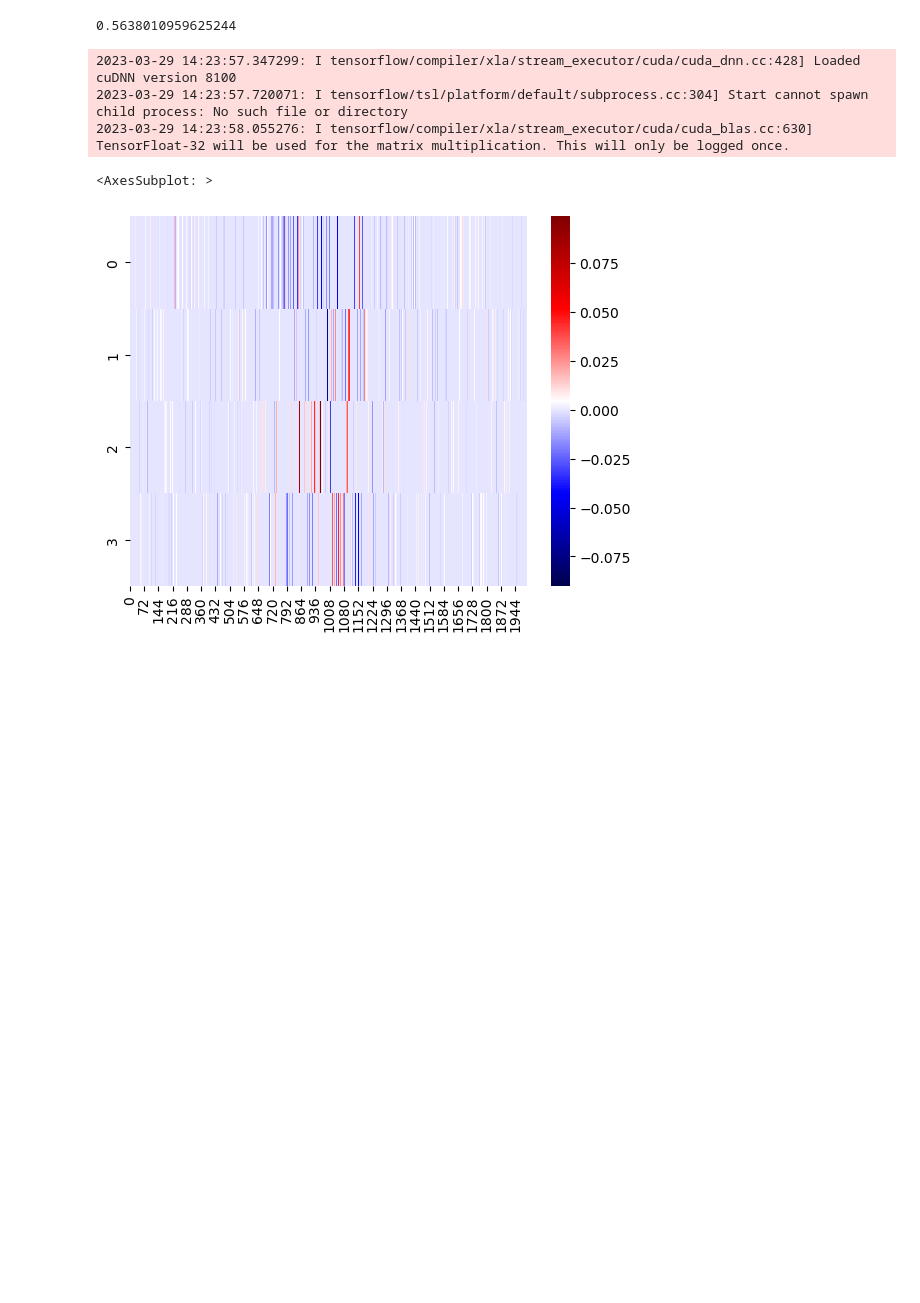
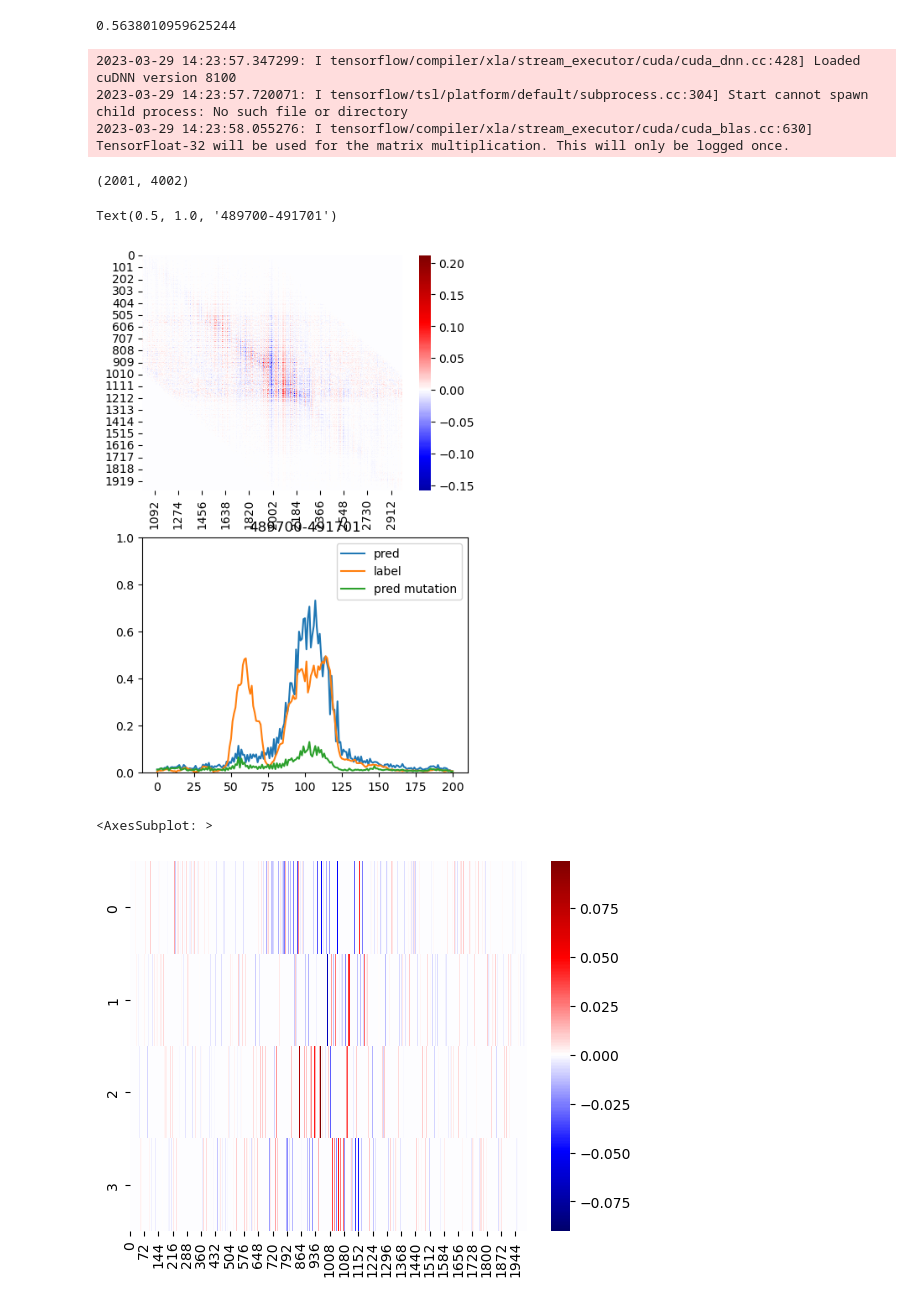
Before and after one commit to floriantilliet/mnhn_internship, a Jupyter notebook: projet3.ipynb, the cells around one changed output. Drawn from its saved outputs; the diff is of its cells as text; code cells hidden in the pictures; blank space fills up the shorter version.

```diff
--- a/projet3.ipynb
+++ b/projet3.ipynb
@@ -693,6 +693,7 @@ X_chr2L=MySequence(X_2L[:10000],16)
 # %%
 def compute_saliency_map(input_seq, model):
     # Compute the gradients of the output with respect to the input
+    input_seq=tf.cast(input_seq,tf.float32)
     with tf.GradientTape() as tape:
         tape.watch(input_seq)
         output = model(tf.expand_dims(input_seq,0))
@@ -701,8 +702,8 @@ def compute_saliency_map(input_seq, model):
     # Compute the saliency map
     saliency_map = tf.multiply(input_seq, grads)
 
-    # # Sum the saliency map over the channel dimension
-    # saliency_map = tf.reduce_sum(saliency_map, axis=-1)
+    # Sum the saliency map over the channel dimension
+    saliency_map = tf.reduce_sum(saliency_map, axis=-1)
 
     # # Normalize the saliency map
     # saliency_map = tf.math.abs(saliency_map)
@@ -769,4 +770,36 @@ fast_2L=fast_pred_seq(X_2L,start,model2)
 2023-03-29 14:23:57.347299: I tensorflow/compiler/xla/stream_executor/cuda/cuda_dnn.cc:428] Loaded cuDNN version 8100
 2023-03-29 14:23:57.720071: I tensorflow/tsl/platform/default/subprocess.cc:304] Start cannot spawn child process: No such file or directory
 2023-03-29 14:23:58.055276: I tensorflow/compiler/xla/stream_executor/cuda/cuda_blas.cc:630] TensorFloat-32 will be used for the matrix multiplication. This will only be logged once.
+# %%
+def window_map(input,window_start,model):
+    model=model
+    Y=np.zeros(4002)
+    for i in range (-1000,1000):
+        x=np.array(compute_saliency_map(tf.cast(input[window_start+i:window_start+2001+i],tf.float32),model))
+        y=np.concatenate((np.zeros(1000+i),x,np.zeros(1001-i)))
+        Y=np.vstack([Y,y])
+    return(Y)
+# %%
+MAP=window_map(X_2L,start,model2)
+# %%
+MAP.shape
+# %% [output]
+(2001, 4002)
+# %%
+import seaborn as sns
+plt.figure(figsize=(5,8))
+plt.subplot(2,1,1)
+sns.heatmap(MAP, cmap='seismic',center=0)
+plt.xlim(1000,3001)
+
+plt.subplot(2,1,2)
+plt.plot(pred2L[start//10:stop//10],label='pred')
+plt.plot(Y_2L[start:stop:10],label='label')
+plt.plot(fast_M2L[::10],label='pred mutation')
+plt.legend()
+plt.ylim(0,1)
+plt.title(str(start)+ '-' +str(stop))
+# %% [output]
+Text(0.5, 1.0, '489700-491701')
+[figure, added]
 # %%
```
Also changed, not shown: parts of 2 cells of this notebook.
